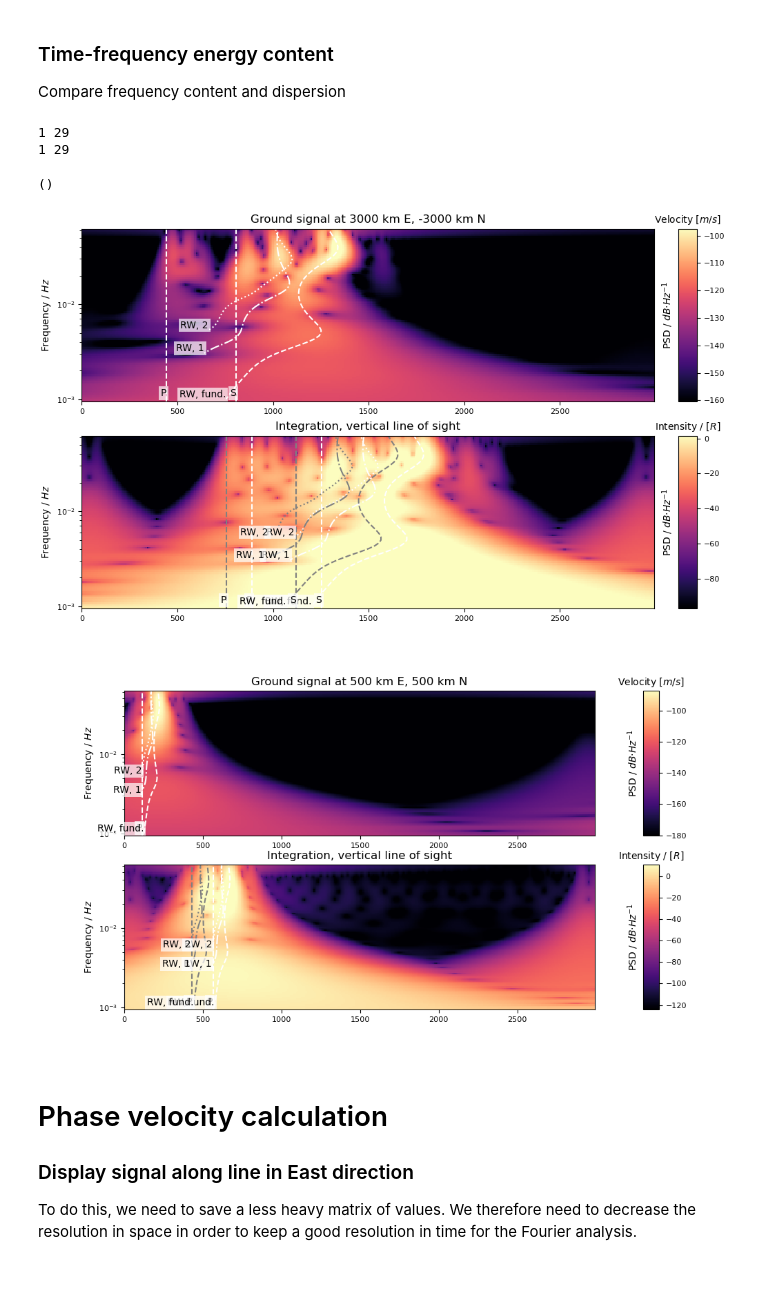
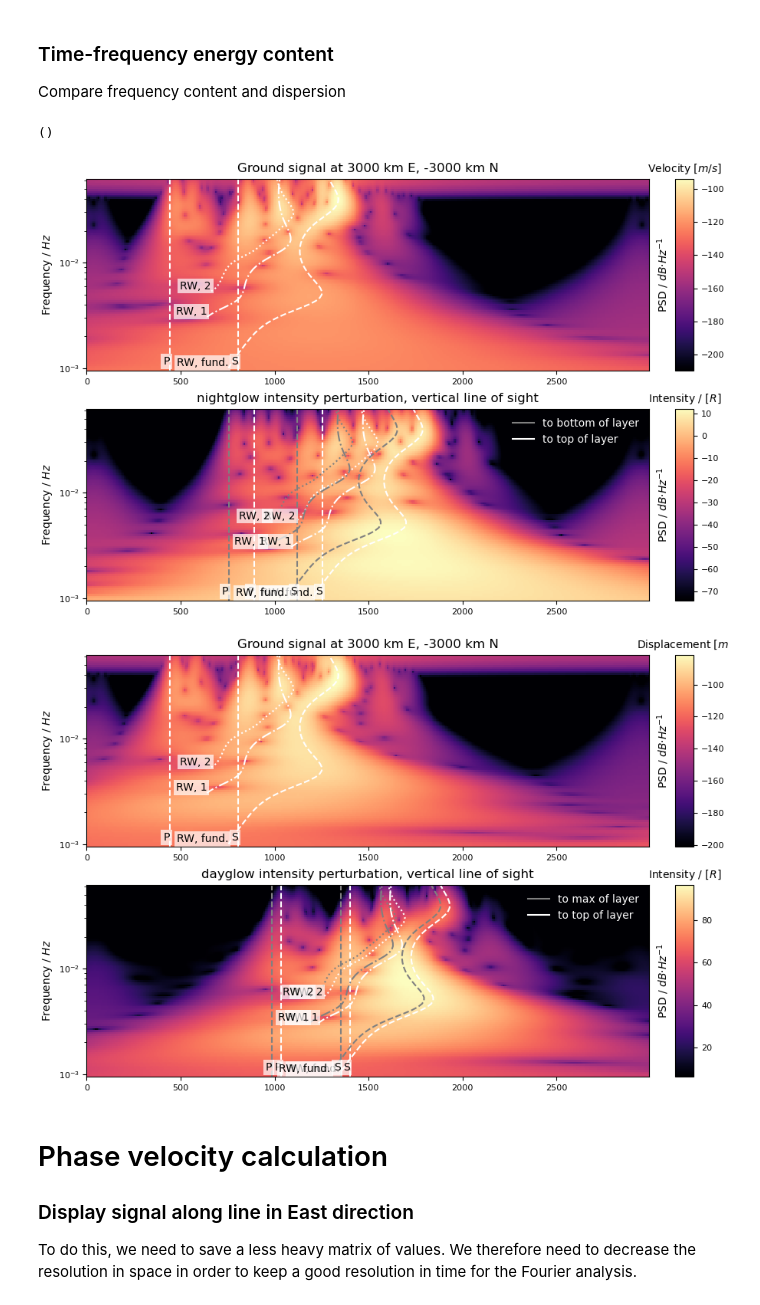
Before and after one commit to QuentinBrissaud/airglow_model, a Jupyter notebook: Test_method.ipynb, the cells around one changed output. Saved outputs shown, nothing was run; the diff lists cells and outputs as text; code cells hidden in the pictures; blank space fills up the shorter version.

```diff
--- a/Test_method.ipynb
+++ b/Test_method.ipynb
@@ -167,14 +185,13 @@ Compare frequency content and dispersion
 # %%
 reload(ar)
 e_save, n_save = 3000e3, -3000e3
-AIRGLOW.plot_FTAN(loc_plot=[e_save, n_save], it=4000)
-AIRGLOW.plot_FTAN(loc_plot=[500e3,500e3], it=1500)
+AIRGLOW.plot_FTAN(loc_plot=[e_save, n_save], it=4000, typeglow="nightglow")
+AIRGLOW.plot_FTAN(loc_plot=[e_save, n_save], it=4000, typeglow="dayglow")
+# AIRGLOW.plot_FTAN(loc_plot=[500e3,500e3], it=1500)
 # %% [output]
-1 29
-1 29
+()
-()
-[figure, old version]
+[figure, new version]
-[figure, old version]
+[figure, new version]
 # %% [markdown]
 # Phase velocity calculation
 
```
Also changed, not shown: parts of 5 cells of this notebook, 3 other files.
